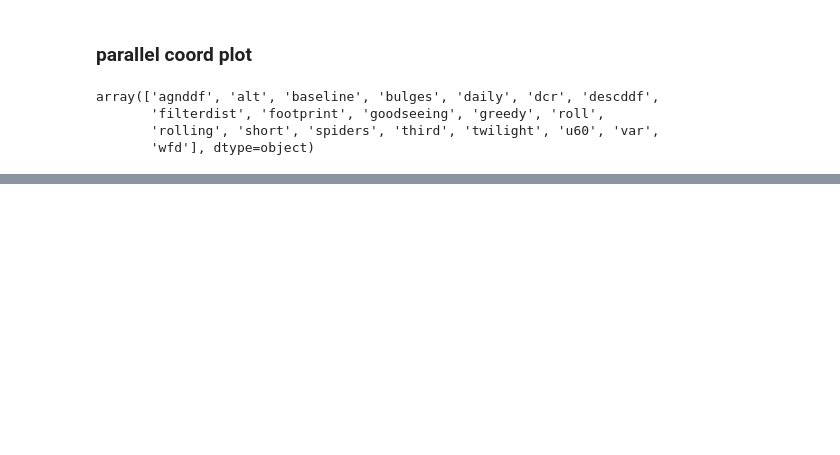
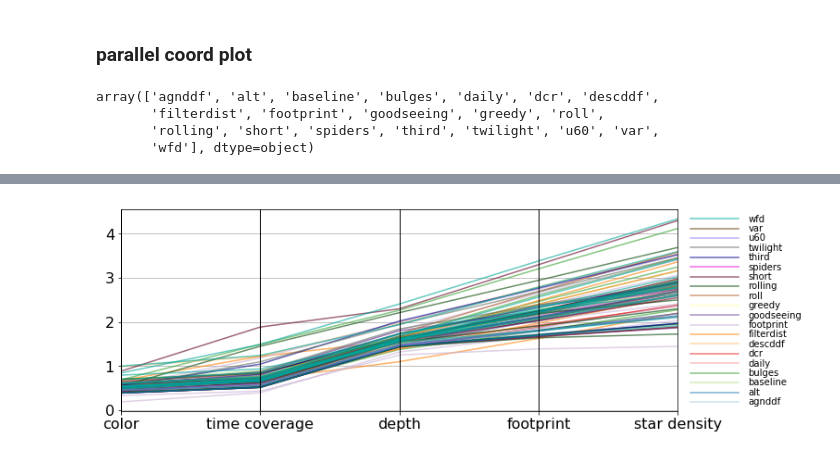
Before and after one commit to fedhere/LSSTunknowns, a Jupyter notebook: timeGaps/plot_radar_parallel.ipynb, the cells around one changed output, grey strips where cells are left out. Saved outputs shown, nothing was run; the diff lists cells and outputs as text; code cells hidden in the pictures; blank space fills up the shorter version.

```diff
--- a/timeGaps/plot_radar_parallel.ipynb
+++ b/timeGaps/plot_radar_parallel.ipynb
@@ -235,0 +373,28 @@ for i,c in enumerate(family2color):
+# %%
+df_radar_cum = df_radar[['FoM_tgapsCol', 'FoM_tgapsEvol', 'FoM_depth', 'FoM_EG', 'FoM_Gal']].cumsum(axis=1)
+df_radar_cum["family"] = df_radar["family"]
+df_radar_cum["db"] = df_radar["db"]
+# %%
+fig = plt.figure(figsize=(12,4))
+#pl.rcParams["font.size"] = 20
+FoMvars = ['FoM_tgapsCol', 'FoM_tgapsEvol', 'FoM_depth', 'FoM_EG', 'FoM_Gal']#, 'FoM_PMT']
+
+gs = fig.add_gridspec(1, len(FoMvars) * 2)
+ax = fig.add_subplot(gs[0, :(len(FoMvars) * 2) - 1])
+ax = pd.plotting.parallel_coordinates(
+    df_radar_cum, "db", FoMvars, color=colorlist, alpha=0.6)
+
+plt.xticks(range(len(FoMvars)),
+           labels=["color", "time coverage", "depth", "footprint", "star density"],)#,  "shape"],)
+#           fontsize=20)
+ax.legend().remove()
+ax = fig.add_subplot(gs[0, len(FoMvars) * 2 - 1:])
+for i,c in enumerate(family2color):
+    ax.plot([0, 1], [i,i], color=family2color[c], alpha=0.6)
+    ax.text(1.2, i, c, ha="left", va='center')
+    ax.axis('off')
+
+#plt.savefig('figures/opsimParallelCoord_cum.pdf')
+plt.savefig('figures/opsimParallelCoord_cum.png')
+# %% [output]
+[figure, added]
```
Also changed, not shown: parts of 15 cells of this notebook, 1 other file.
